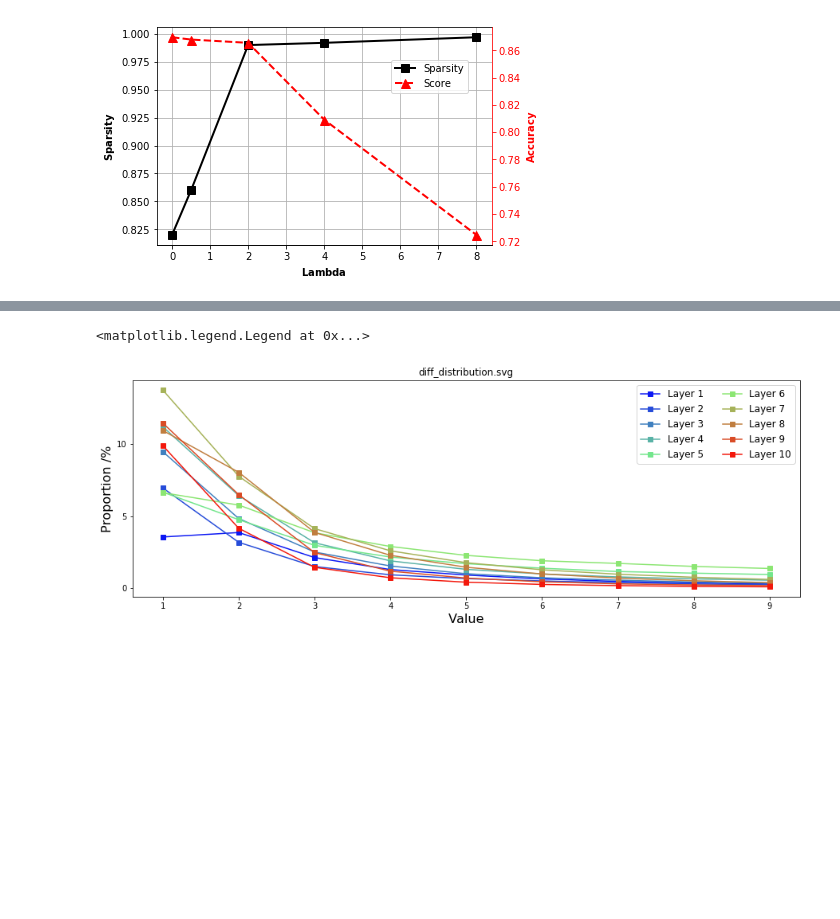
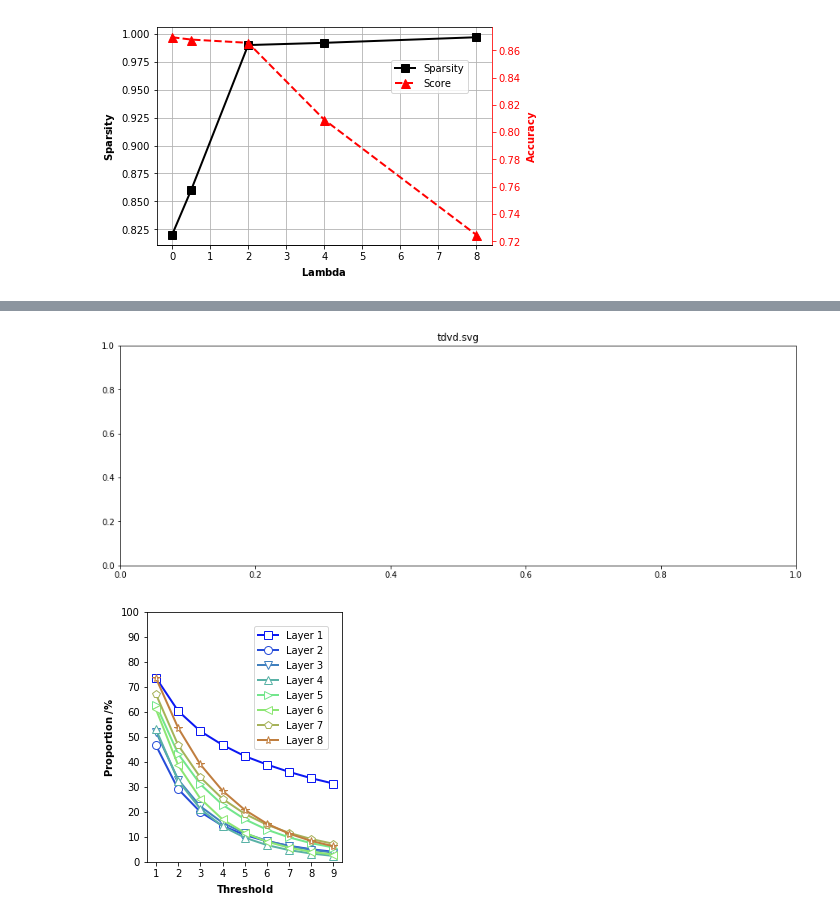
Before and after one commit to changchun-zhou/sagitta_fig, a Jupyter notebook: scripts/tdvd.ipynb, the cells around one changed output, grey strips where cells are left out. Cells and saved outputs as stored; diff of their text form; code cells hidden in the pictures; blank space fills up the shorter version.

Commit message:
feat(tdvd.pynb): update

```diff
--- a/scripts/tdvd.ipynb
+++ b/scripts/tdvd.ipynb
@@ -80,14 +188,15 @@ import statistics
 import datetime
 
 # config parameters
-network = '3dunet' # '3dunet'
-csv_name = 'tdvd.csv'
-fig_name = 'diff_distribution.svg'
-stat_type = 'distribution' # what is stated: distribution or density_th(after threshold)
-relative = False # whether compared to density of th=0
+network = 'c3d' # '3dunet'
+csv_name = 'c3d_tdvd.csv' # c3d: origin: c3d_branch_consecutive_frame_serialrestore_fix6thentrain_extract // tdvd_range_10_scale_factor_1_extract_origin_True; tdvd: c3d_tdvd
+# 3dunet : origin:
+fig_name = 'tdvd.svg'
+stat_type = 'density_th' # what is stated: "distribution" or "density_th"(after threshold)
+relative = True # whether compared to density of th=0
 xlabel = 'Value'
 tdvd_range = 10 # range of value
-n_layer = 10 # number of layers
+n_layer = 8 # number of layers
 
 date_str = datetime.datetime.now().strftime('%Y_%m_%d_%H_%M')
 data = pd.read_csv(os.path.join('../source',network, csv_name ))
@@ -123,6 +232,12 @@ cmap = colors.LinearSegmentedColormap('custom', cdict)
 plt.figure(figsize=(15,5))
 plt.title(fig_name)
 proportion_th = np.zeros(shape=(n_layer,range_idx ))
+
+x_value=[]
+y1_value=[]
+y1_legend=[]
+y1_color=[]
+y1_marker=[]
 for layer in range(n_layer):
     proportion_th[layer][0] = 100 -  proportion[tdvd_range + range_idx*layer]
     x = []
@@ -135,15 +250,56 @@ for layer in range(n_layer):
             proportion_th[layer][th] = (proportion_th[layer][th-1] - proportion[tdvd_range -th + range_idx*layer] -\
                             proportion[tdvd_range +th + range_idx*layer] )
         x.append(th)
-        y.append(proportion_th[layer][th]/ (proportion_th[layer][0]*100 if relative else 1))
+        y.append(proportion_th[layer][th]/ (proportion_th[layer][0] if relative else 100) *100)
     for th in range(0, tdvd_range):
         print("layer: {}, threshold: {}, real density: {:.1f}".format(layer, th, proportion_th[layer][th]))
-    plt.plot(np.array(x), np.array(y),label="Layer "+str(layer+1), color=cmap(0.1*layer+0.05), linestyle='-',marker='s' )
+    # plt.plot(np.array(x), np.array(y),label="Layer "+str(layer+1), color=cmap(0.1*layer+0.05), linestyle='-',marker='s' )
+    # x_value.append(np.array(x))
+    y1_value.append(np.array(y))
+    y1_legend.append("Layer "+str(layer+1))
+    y1_color.append(cmap(0.1*layer+0.05))
+    y1_marker.append('s')
+y1_marker = ['s', 'o', 'v', '^', '>', '<', 'p', '*', 'd', '+']
 
-plt.gca().xaxis.set_major_locator(MultipleLocator(1))
-plt.gca().yaxis.set_major_locator(MultipleLocator(5))
-plt.xlabel(xlabel, fontsize=16)
-plt.ylabel('Proportion /%', fontsize=16)
-plt.legend(fontsize=12,ncol=2)   #显示标签
-# plt.savefig(os.path.join('../generate', network, date_str+'_'+csv_name +'_' +fig_name), format='svg')
+fig_name2 = os.path.join('../generate', network,network + '_'+ fig_name)
+x_value = range(1, 10)
+figsize = (3.5, 4.6)
+# legend_loc = (0.55, 0.45) # c3d
+# y1_yticks_max = 22
+legend_loc = (0.55, 0.45) # 3dunet
+y1_yticks_max = 100
+print(x_value,
+y1_value,
+y1_legend,
+y1_color,
+y1_marker)
+print(fig_name2)
+cls_plt_fig('').func_plt_fig({   "x_name":"Conv Layers",
+            "x_value": x_value,
+            "x_label" : r"$\bf{Threshold}$",
+            "y1_fig_type": "plot",
+            "y1_name":y1_legend,
+            "y1_value":y1_value,
+            "y1_color":y1_color,
+            "y1_linestyle":'x-',
+            "y1_label":r"$\bf{Proportion\ /\%}$",
+            "y1_marker":y1_marker,
+            "y1_markerfacecolor":"white",
+            "y1_markeredgewidth": 1,
+            "y1_legend": y1_legend,
+            "y1_yticks_max":y1_yticks_max,
+            "y1_axis_color": (0, 0, 0),
+            "len_yticks": 11,
+            "linewidth": 2,
+            "markersize": 8,
+            "family":"Arial",
+            "label_size": 10,
+            "bar_width": 0.4,
+            "xticks": x_value,
+            'xticks_fontsize': 10,
+            # "plt_text": False,
+            "legend_loc": legend_loc,
+            'figsize':figsize,
+            "fig_name" :fig_name2
+})
 # %% [output]
@@ -167,5 +323,5 @@ layer: 9, threshold: 9, real density: 0.1
-<matplotlib.legend.Legend at 0x...>
-[figure, old version]
+[figure, new version]
+[figure, added]
 # %%
 # C3D
 # compute whole sparsity after given threshold combinations and numbers of IA in each layer
```
Also changed, not shown: parts of 5 cells of this notebook.
